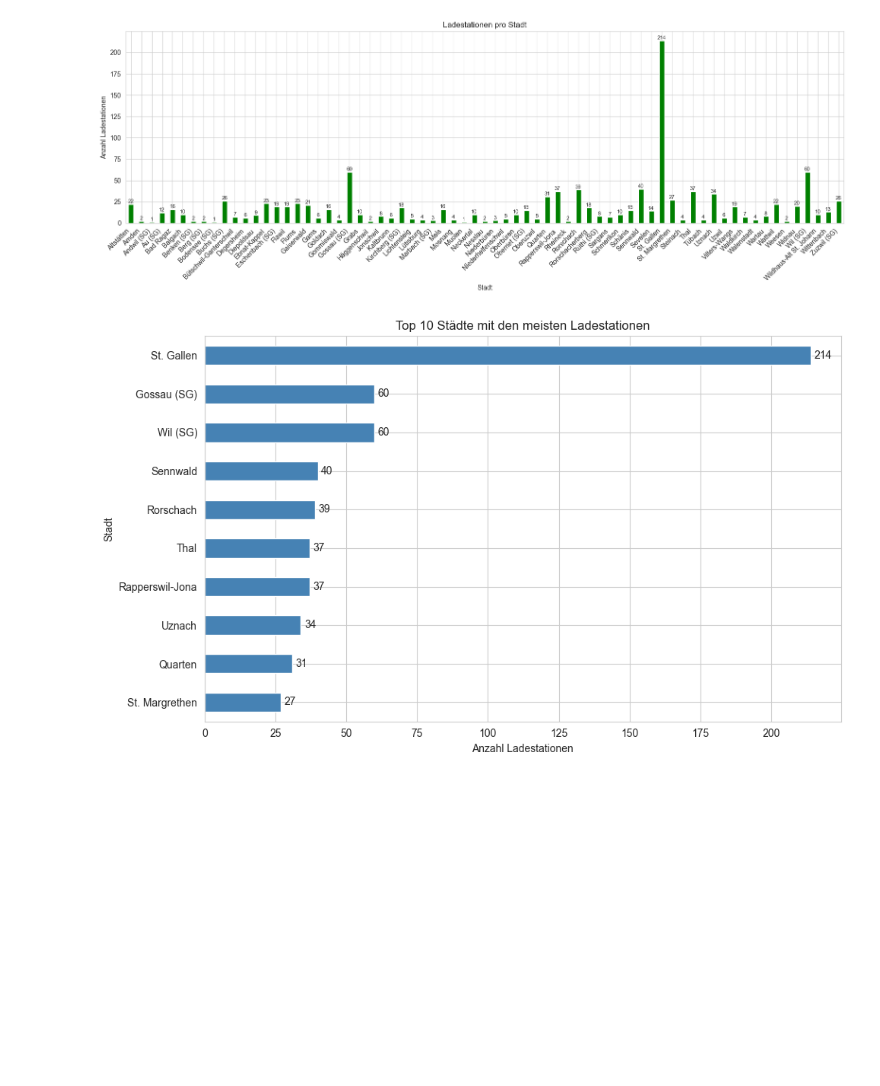
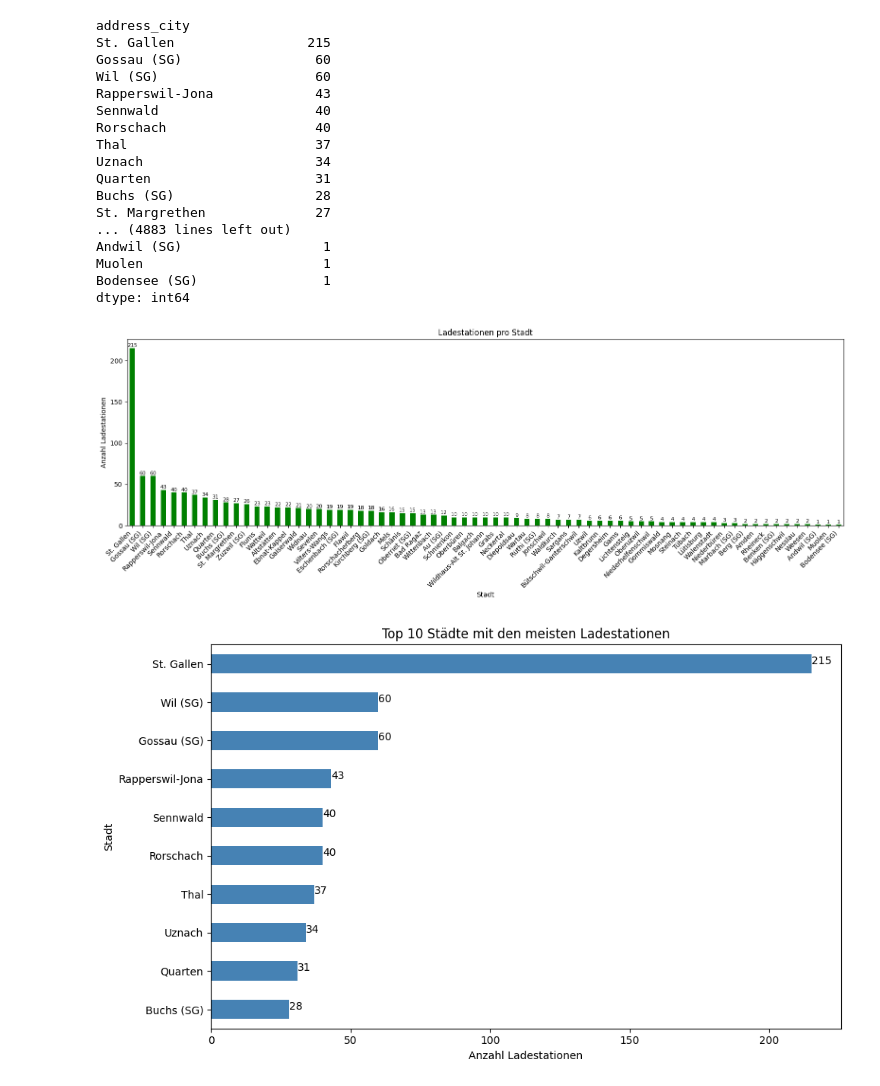
Before and after one commit to macnch33s3/APROG, a Jupyter notebook: PROJECT/api_bridge.ipynb, the cells around one changed output. Saved outputs shown, nothing was run; the diff lists cells and outputs as text; code cells hidden in the pictures; blank space fills up the shorter version.

```diff
--- a/PROJECT/api_bridge.ipynb
+++ b/PROJECT/api_bridge.ipynb
@@ -83,24 +84,45 @@ Gesamt: 1172 Ladestationen
   • accessibility - Nach Zugänglichkeit sortieren
 ========================================================================================================================
 # %%
-# Alle Städte alphabetisch
-city_counts = df.groupby("address_city").size().sort_index()
+# Alle Städte nach Wert
+city_counts = df.groupby("address_city").size().sort_values(ascending=False) # mit .sort_values(ascending=false) nach Wert sortieren
 
 ax = city_counts.plot(kind="bar", figsize=(16, 6), color="green")
 
 plt.xlabel("Stadt")
 plt.ylabel("Anzahl Ladestationen")
 plt.title("Ladestationen pro Stadt")
 plt.xticks(rotation=45, ha="right")
 
-# Optional: Werte über den Balken
+# for i in range(len(city_counts)):
+    # value = city_counts.iloc[i]
+    # ax.text(value, i, str(value))
+
 for i, v in enumerate(city_counts.values):
-    ax.text(i, v + 1.5, str(v), ha="center", fontsize=8)
+    ax.text(i, v + 1.5, str(v), ha="center", fontsize=8) # Werte über den Balken anzeigen
+    print(city_counts)
 
 plt.tight_layout()
 plt.show()
 # %% [output]
+address_city
+St. Gallen                 215
+Gossau (SG)                 60
+Wil (SG)                    60
+Rapperswil-Jona             43
+Sennwald                    40
+Rorschach                   40
+Thal                        37
+Uznach                      34
+Quarten                     31
+Buchs (SG)                  28
+St. Margrethen              27
+... (4883 lines left out)
+Andwil (SG)                  1
+Muolen                       1
+Bodensee (SG)                1
+dtype: int64
-[figure, old version]
+[figure, new version]
 # %%
 # Top 10 Städte mit den meisten Ladestationen
 stadt_counts = df["address_city"].value_counts().head(10)
@@ -110,14 +132,16 @@ plt.xlabel("Anzahl Ladestationen") # rename address_city auf y-Achse
 plt.ylabel("Stadt")
 plt.title("Top 10 Städte mit den meisten Ladestationen")
 
-for i, v in enumerate(stadt_counts.values):
-    ax.text(v + 1.2, i, str(v), va="center") # wenn man will kann man auch fontweight="bold" setzen für lesbarkeit
+# print(stadt_counts)
+for i in range(len(stadt_counts)):
+    value = stadt_counts.iloc[i]
+    ax.text(value, i, str(value))
+
 ax.invert_yaxis()
-
 plt.tight_layout()
 plt.show()
 # %% [output]
-[figure, old version]
+[figure, new version]
 # %%
 stadt_counts = df["isopen24hours"].value_counts()
 ax = stadt_counts.plot(kind="barh", figsize=(10, 6), color="steelblue")
```
Also changed, not shown: parts of 6 cells of this notebook.
